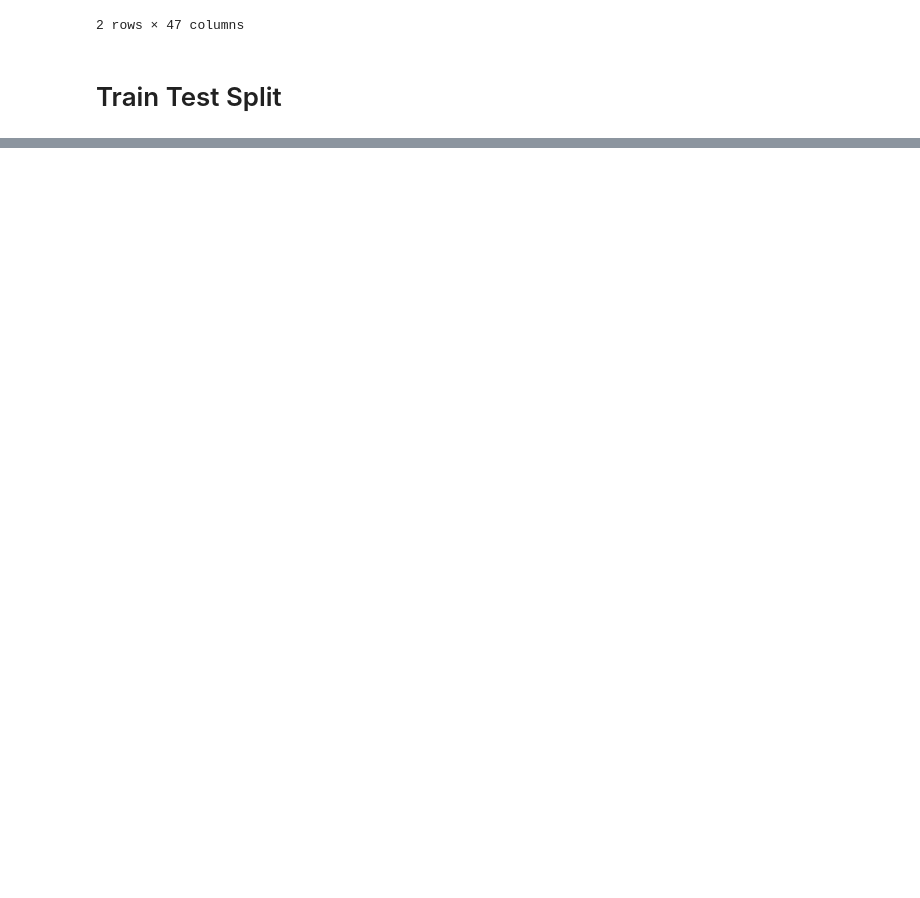
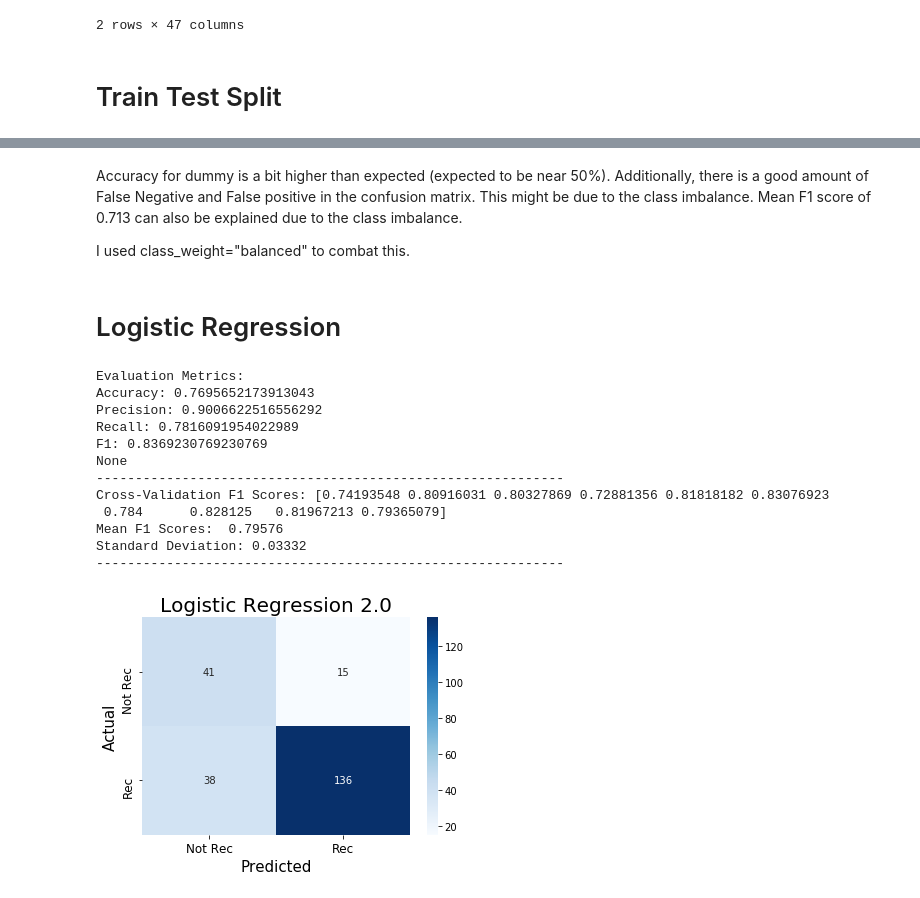
Before and after one commit to dorjeys3/Walmart_proj, a Jupyter notebook: Final_Walmart_Review_Analysis.ipynb, the cells around one changed output, grey strips where cells are left out. Saved outputs shown, nothing was run; the diff lists cells and outputs as text; code cells hidden in the pictures; blank space fills up the shorter version.

```diff
--- a/Final_Walmart_Review_Analysis.ipynb
+++ b/Final_Walmart_Review_Analysis.ipynb
@@ -330,4 +347,4 @@ df.head(2)
 # %%
-drop_features = ["item_name", "overall_rating", "rating_bin", "recommend", "rev_title", "clean_rev_title",
+drop_features = ["item_name", "overall_rating", "rating_bin", "recommend",
                  "clean_review_text", "review_text", "section", "tokenized", "rem_stop", "lemma_words",
                  "target"]
@@ -333,0 +466,29 @@ drop_features = ["item_name", "overall_rating", "rating_bin", "recommend", "rev_
+# %% [markdown]
+Accuracy for dummy is a bit higher than expected (expected to be near 50%). Additionally, there is a good amount of False Negative and False positive in the confusion matrix. This might be due to the class imbalance. Mean F1 score of 0.713 can also be explained due to the class imbalance.
+
+I used class_weight="balanced" to combat this.
+# %% [markdown]
+# Logistic Regression
+# %%
+logreg_clf2 = LogisticRegression(random_state = 0,n_jobs=-1, class_weight="balanced")
+logreg_clf2.fit(X_train, y_train)
+y_pred_lr2 = logreg_clf2.predict(X_test)
+print(mod.model_metrics(y_test, y_pred_lr2))
+print("-"*60)
+mod.cross_validation(logreg_clf2, X_train, y_train)
+print("-"*60)
+mod.con_mat(y_test, y_pred_lr2, title="Logistic Regression 2.0")
+# %% [output]
+Evaluation Metrics:
+Accuracy: 0.7695652173913043
+Precision: 0.9006622516556292
+Recall: 0.7816091954022989
+F1: 0.8369230769230769
+None
+------------------------------------------------------------
+Cross-Validation F1 Scores: [0.74193548 0.80916031 0.80327869 0.72881356 0.81818182 0.83076923
+ 0.784      0.828125   0.81967213 0.79365079]
+Mean F1 Scores:  0.79576
+Standard Deviation: 0.03332
+------------------------------------------------------------
+[figure, added]
```
Also changed, not shown: parts of 36 cells of this notebook.
